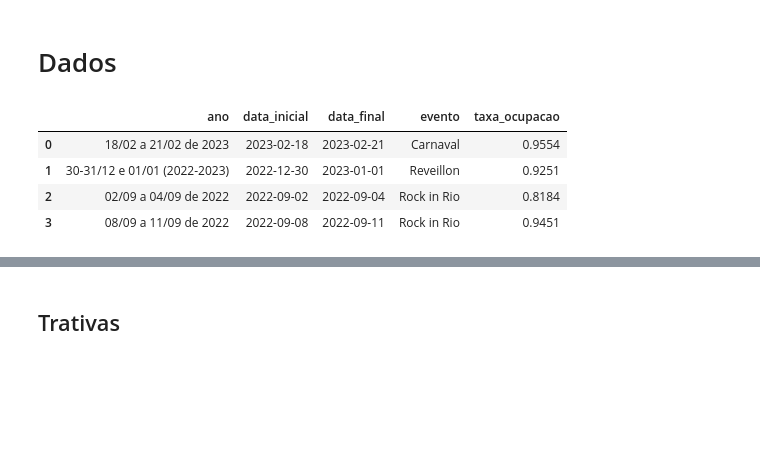
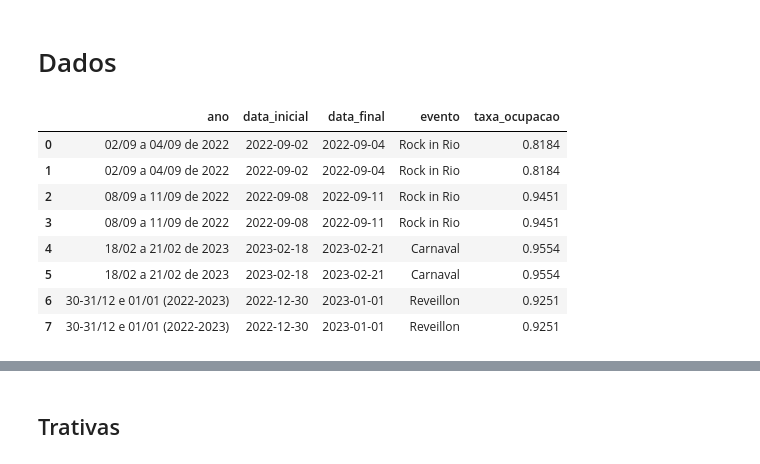
Before and after one commit to DS-Johnny/emd-desafio-junior-data-scientist, a Jupyter notebook: analise_python.ipynb, the cells around one changed output, grey strips where cells are left out. Drawn from its saved outputs; the diff is of its cells as text; code cells hidden in the pictures; blank space fills up the shorter version.

```diff
--- a/analise_python.ipynb
+++ b/analise_python.ipynb
@@ -32,10 +32,14 @@ ocup = pd.read_csv('datasets/ocupacao.csv')
 bairro = pd.read_csv('datasets/bairro.csv')
 chamado = pd.read_parquet('datasets/chamado.parquet')
 # %%
-ocup.head()
+ocup
 # %% [output]
 |  | ano | data_inicial | data_final | evento | taxa_ocupacao |
-| 0 | 18/02 a 21/02 de 2023 | 2023-02-18 | 2023-02-21 | Carnaval | 0.9554 |
-| 1 | 30-31/12 e 01/01 (2022-2023) | 2022-12-30 | 2023-01-01 | Reveillon | 0.9251 |
-| 2 | 02/09 a 04/09 de 2022 | 2022-09-02 | 2022-09-04 | Rock in Rio | 0.8184 |
+| 0 | 02/09 a 04/09 de 2022 | 2022-09-02 | 2022-09-04 | Rock in Rio | 0.8184 |
+| 1 | 02/09 a 04/09 de 2022 | 2022-09-02 | 2022-09-04 | Rock in Rio | 0.8184 |
+| 2 | 08/09 a 11/09 de 2022 | 2022-09-08 | 2022-09-11 | Rock in Rio | 0.9451 |
 | 3 | 08/09 a 11/09 de 2022 | 2022-09-08 | 2022-09-11 | Rock in Rio | 0.9451 |
+| 4 | 18/02 a 21/02 de 2023 | 2023-02-18 | 2023-02-21 | Carnaval | 0.9554 |
+| 5 | 18/02 a 21/02 de 2023 | 2023-02-18 | 2023-02-21 | Carnaval | 0.9554 |
+| 6 | 30-31/12 e 01/01 (2022-2023) | 2022-12-30 | 2023-01-01 | Reveillon | 0.9251 |
+| 7 | 30-31/12 e 01/01 (2022-2023) | 2022-12-30 | 2023-01-01 | Reveillon | 0.9251 |
```
Also changed, not shown: parts of 16 cells of this notebook, 3 other files.
